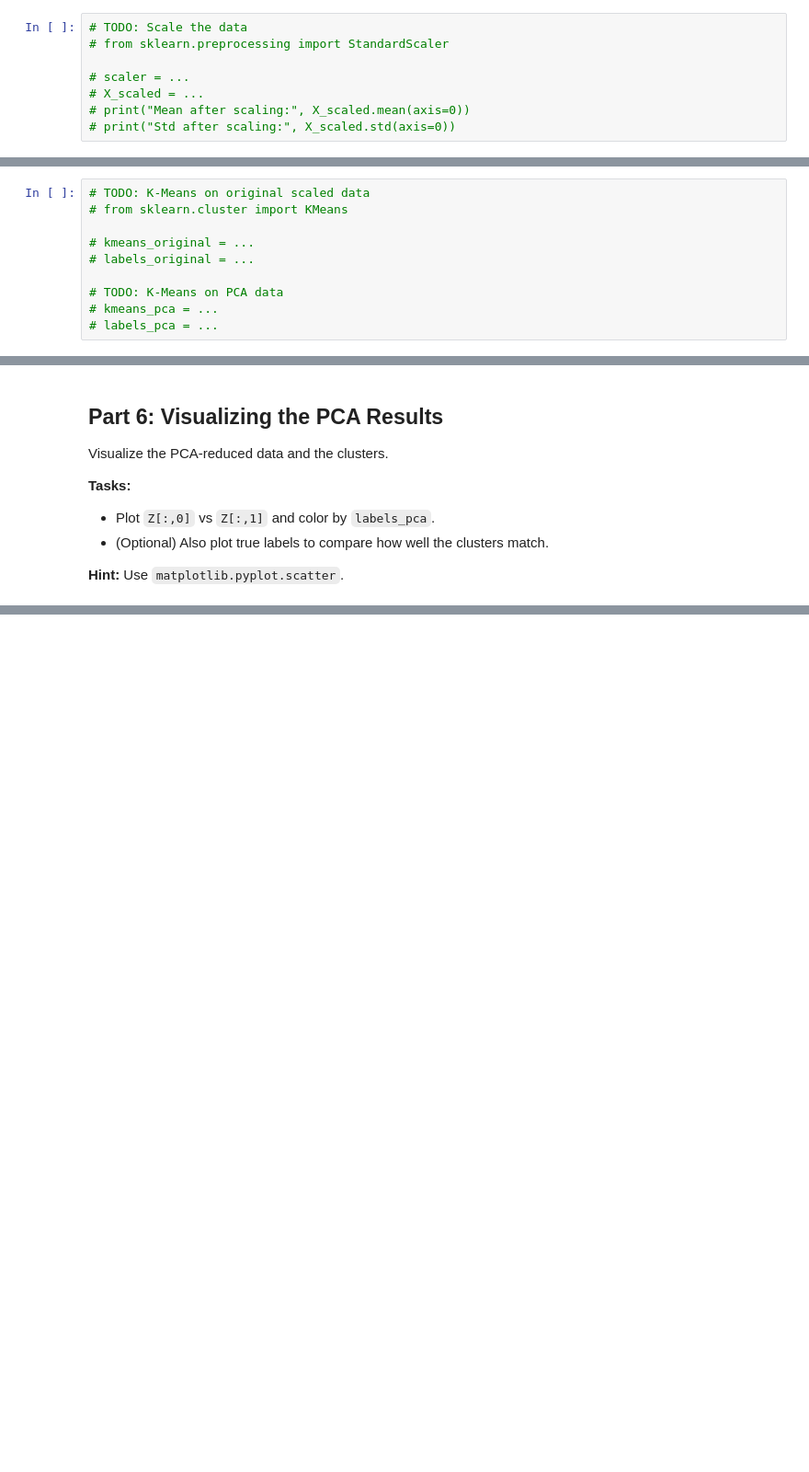
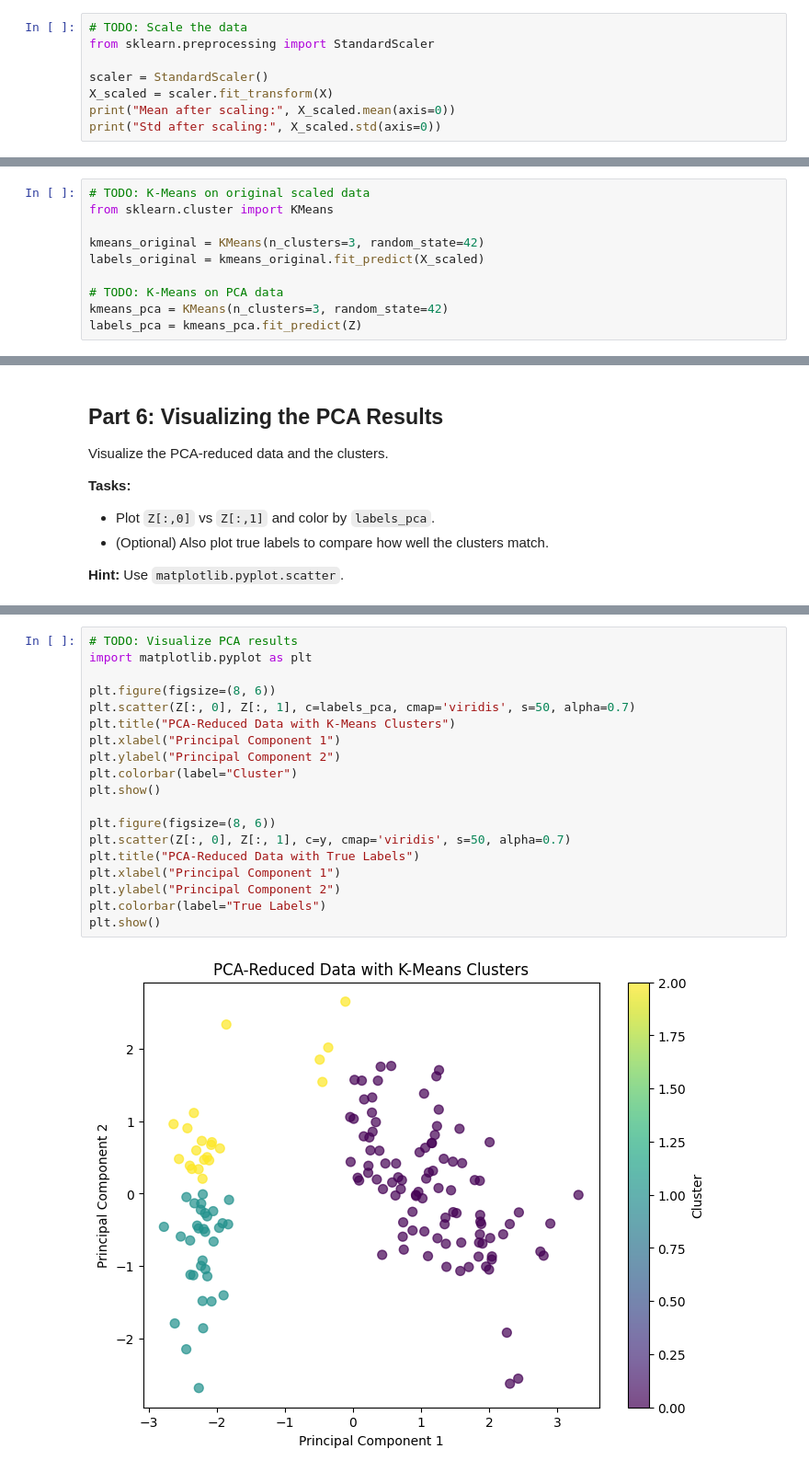
Before and after one commit to MahdiS3171/Introduction_to_ML_Fall_2024, a Jupyter notebook: IML-CHW4/PCA_and_Kmeans.ipynb, the cells around one changed output, grey strips where cells are left out. Shown at 92% size. Saved outputs shown, nothing was run; the diff lists cells and outputs as text; blank space fills up the shorter version.

```diff
--- a/IML-CHW4/PCA_and_Kmeans.ipynb
+++ b/IML-CHW4/PCA_and_Kmeans.ipynb
@@ -53,9 +63,9 @@ PCA and K-Means are sensitive to feature scales. Standardize the data before app
 **Hint:** Use `StandardScaler` from `sklearn.preprocessing`.
 # %%
 # TODO: Scale the data
-# from sklearn.preprocessing import StandardScaler
+from sklearn.preprocessing import StandardScaler
 
-# scaler = ...
-# X_scaled = ...
-# print("Mean after scaling:", X_scaled.mean(axis=0))
-# print("Std after scaling:", X_scaled.std(axis=0))
+scaler = StandardScaler()
+X_scaled = scaler.fit_transform(X)
+print("Mean after scaling:", X_scaled.mean(axis=0))
+print("Std after scaling:", X_scaled.std(axis=0))
@@ -130,13 +149,13 @@ answer:
 # %%
 # TODO: K-Means on original scaled data
-# from sklearn.cluster import KMeans
+from sklearn.cluster import KMeans
 
-# kmeans_original = ...
-# labels_original = ...
+kmeans_original = KMeans(n_clusters=3, random_state=42)
+labels_original = kmeans_original.fit_predict(X_scaled)
 
 # TODO: K-Means on PCA data
-# kmeans_pca = ...
-# labels_pca = ...
+kmeans_pca = KMeans(n_clusters=3, random_state=42)
+labels_pca = kmeans_pca.fit_predict(Z)
 # %% [markdown]
 ## Part 5: Evaluating the Clusters
 
@@ -169,0 +190,21 @@ Visualize the PCA-reduced data and the clusters.
+# %%
+# TODO: Visualize PCA results
+import matplotlib.pyplot as plt
+
+plt.figure(figsize=(8, 6))
+plt.scatter(Z[:, 0], Z[:, 1], c=labels_pca, cmap='viridis', s=50, alpha=0.7)
+plt.title("PCA-Reduced Data with K-Means Clusters")
+plt.xlabel("Principal Component 1")
+plt.ylabel("Principal Component 2")
+plt.colorbar(label="Cluster")
+plt.show()
+
+plt.figure(figsize=(8, 6))
+plt.scatter(Z[:, 0], Z[:, 1], c=y, cmap='viridis', s=50, alpha=0.7)
+plt.title("PCA-Reduced Data with True Labels")
+plt.xlabel("Principal Component 1")
+plt.ylabel("Principal Component 2")
+plt.colorbar(label="True Labels")
+plt.show()
+# %% [output]
+[figure, added]
```
Also changed, not shown: parts of 10 cells of this notebook.
